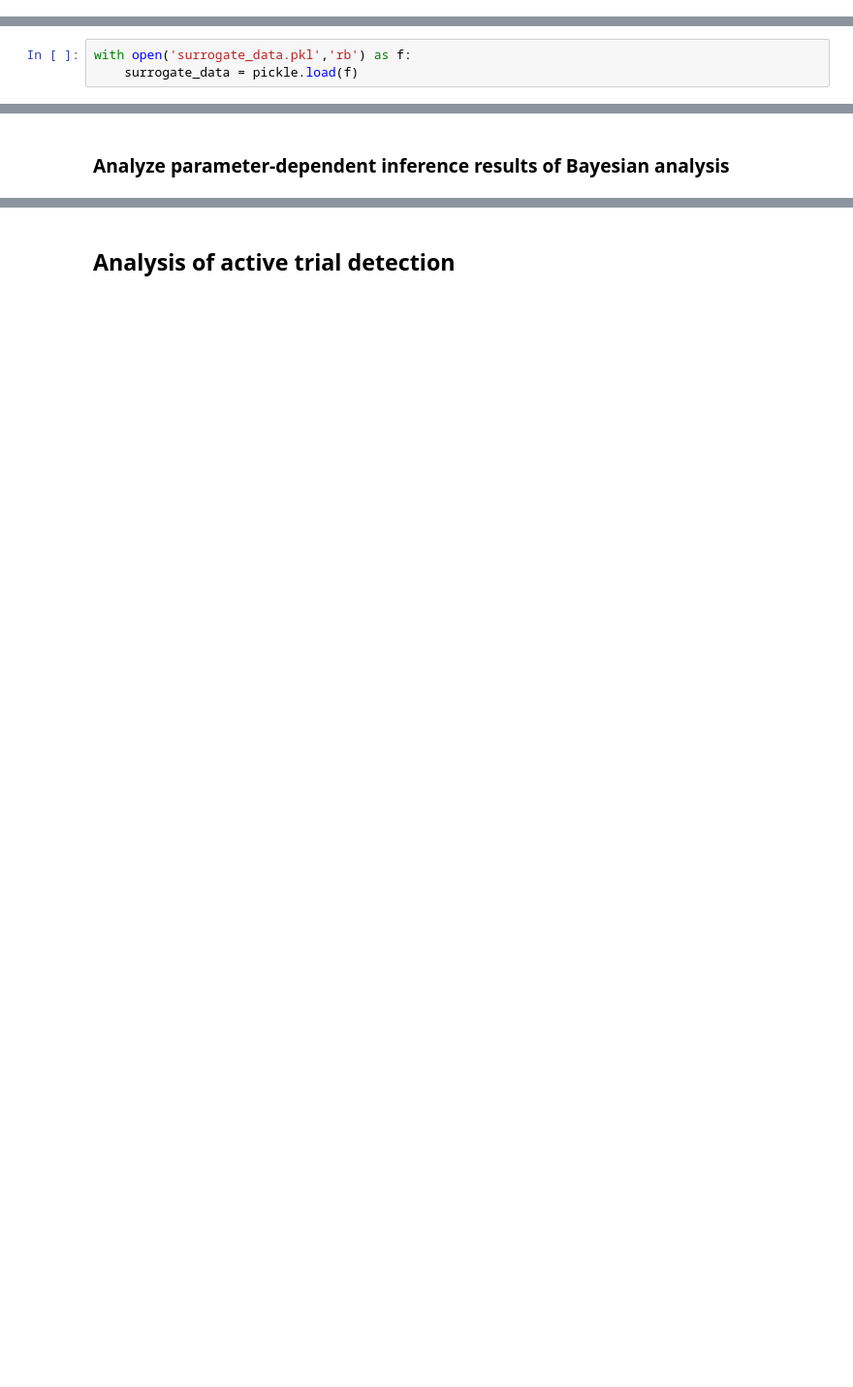
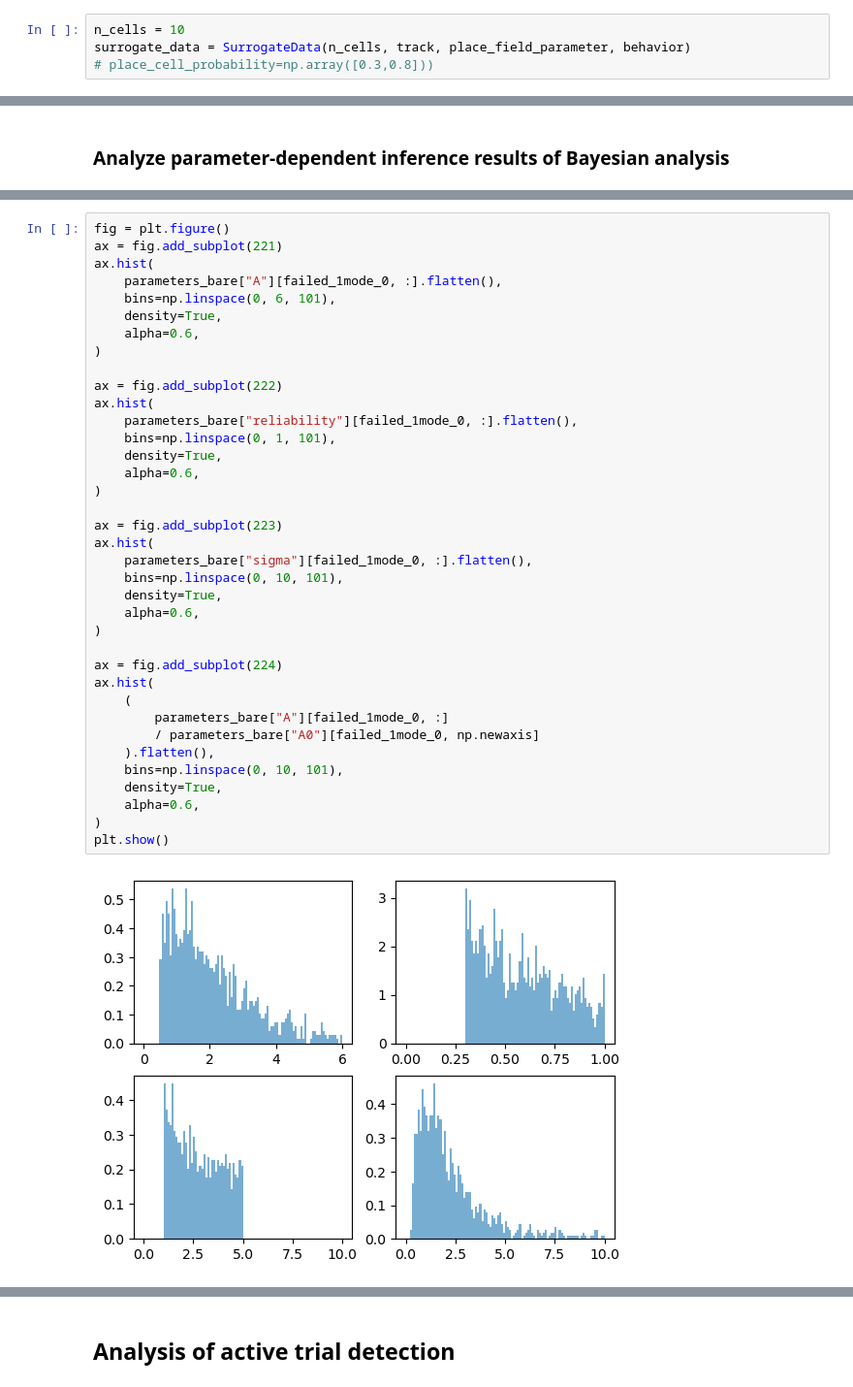
Before and after one commit to woxxel/placefield_detection, a Jupyter notebook: test_place_field_detection.ipynb, the cells around one changed output, grey strips where cells are left out. Shown at 97% size. Drawn from its saved outputs; the diff is of its cells as text; blank space fills up the shorter version.

```diff
--- a/test_place_field_detection.ipynb
+++ b/test_place_field_detection.ipynb
@@ -52,0 +51,4 @@ surrogate_data = SurrogateData(
+# %%
+n_cells = 10
+surrogate_data = SurrogateData(n_cells, track, place_field_parameter, behavior)
+# place_cell_probability=np.array([0.3,0.8]))
@@ -67,3 +90,0 @@ with open('surrogate_data_100.pkl','wb') as f:
-# %%
-with open('surrogate_data.pkl','rb') as f:
-	surrogate_data = pickle.load(f)
@@ -455,3 +908,42 @@ Failed 1 mode: 24,       0 mode: 24,     1 mode: 0,      2 mode: 0
+# %%
+fig = plt.figure()
+ax = fig.add_subplot(221)
+ax.hist(
+    parameters_bare["A"][failed_1mode_0, :].flatten(),
+    bins=np.linspace(0, 6, 101),
+    density=True,
+    alpha=0.6,
+)
+
+ax = fig.add_subplot(222)
+ax.hist(
+    parameters_bare["reliability"][failed_1mode_0, :].flatten(),
+    bins=np.linspace(0, 1, 101),
+    density=True,
+    alpha=0.6,
+)
+
+ax = fig.add_subplot(223)
+ax.hist(
+    parameters_bare["sigma"][failed_1mode_0, :].flatten(),
+    bins=np.linspace(0, 10, 101),
+    density=True,
+    alpha=0.6,
+)
+
+ax = fig.add_subplot(224)
+ax.hist(
+    (
+        parameters_bare["A"][failed_1mode_0, :]
+        / parameters_bare["A0"][failed_1mode_0, np.newaxis]
+    ).flatten(),
+    bins=np.linspace(0, 10, 101),
+    density=True,
+    alpha=0.6,
+)
+plt.show()
+# %% [output]
+[figure, added]
 # %%
 from scipy.special import erf
 from utils.utils_analysis import gauss_smooth
```
Also changed, not shown: parts of 58 cells of this notebook, 3 other files.
